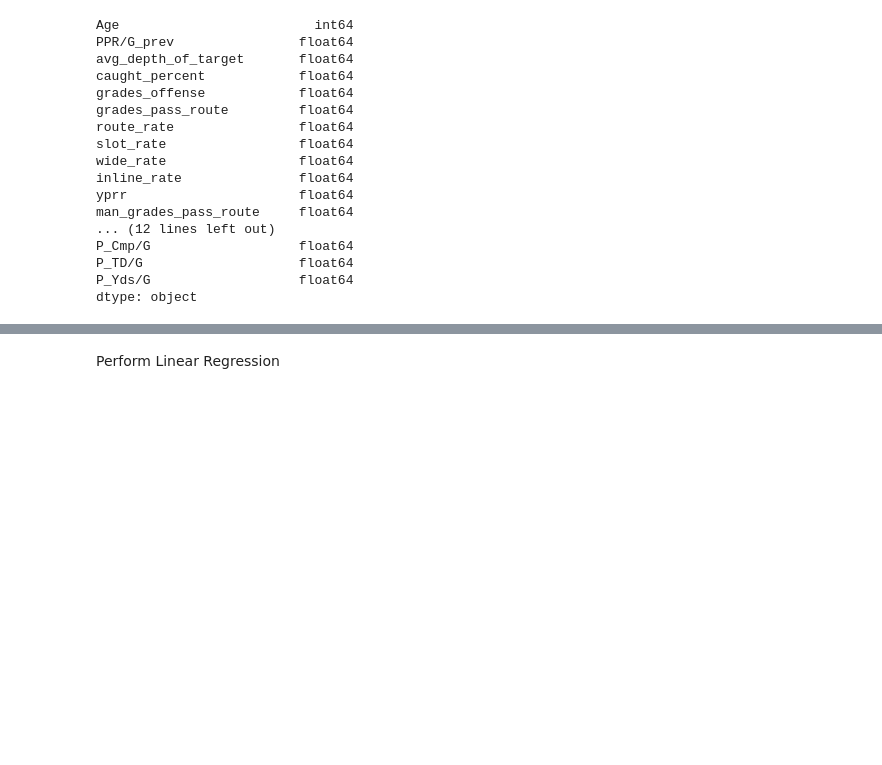
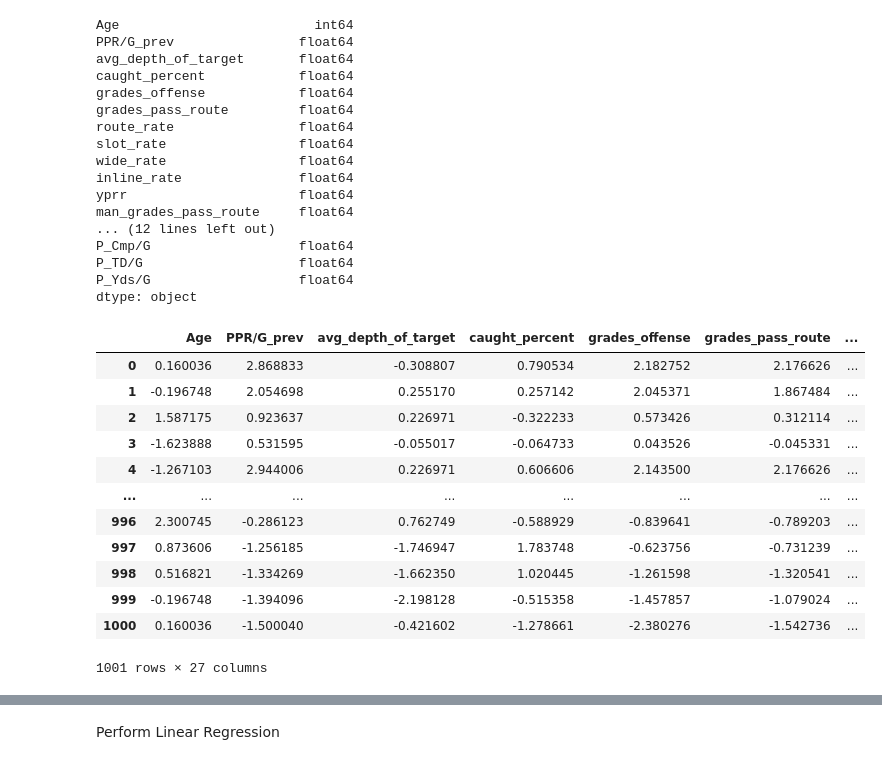
Before and after one commit to scottbwinner/NFL-Models, a Jupyter notebook: WR Model/WR Linear Regression Model.ipynb, the cells around one changed output, grey strips where cells are left out. Drawn from its saved outputs; the diff is of its cells as text; code cells hidden in the pictures; blank space fills up the shorter version.

```diff
--- a/WR Model/WR Linear Regression Model.ipynb
+++ b/WR Model/WR Linear Regression Model.ipynb
@@ -52,13 +52,23 @@ dtype: object
 # %%
 # Standardize data
 
 scaler = StandardScaler()
 
 
 X_standardized = scaler.fit_transform(X)
 X_standardized = pd.DataFrame(X_standardized, columns=X.columns)
 X_standardized
-
-# Combine back with df_string_features
-
-X_combined = pd.concat([X_standardized, X_string_features.reset_index(drop=True)], axis=1)
+# %% [output]
+|  | Age | PPR/G_prev | avg_depth_of_target | caught_percent | grades_offense | grades_pass_route | ... |
+| 0 | 0.160036 | 2.868833 | -0.308807 | 0.790534 | 2.182752 | 2.176626 | ... |
+| 1 | -0.196748 | 2.054698 | 0.255170 | 0.257142 | 2.045371 | 1.867484 | ... |
+| 2 | 1.587175 | 0.923637 | 0.226971 | -0.322233 | 0.573426 | 0.312114 | ... |
+| 3 | -1.623888 | 0.531595 | -0.055017 | -0.064733 | 0.043526 | -0.045331 | ... |
+| 4 | -1.267103 | 2.944006 | 0.226971 | 0.606606 | 2.143500 | 2.176626 | ... |
+| ... | ... | ... | ... | ... | ... | ... | ... |
+| 996 | 2.300745 | -0.286123 | 0.762749 | -0.588929 | -0.839641 | -0.789203 | ... |
+| 997 | 0.873606 | -1.256185 | -1.746947 | 1.783748 | -0.623756 | -0.731239 | ... |
+| 998 | 0.516821 | -1.334269 | -1.662350 | 1.020445 | -1.261598 | -1.320541 | ... |
+| 999 | -0.196748 | -1.394096 | -2.198128 | -0.515358 | -1.457857 | -1.079024 | ... |
+| 1000 | 0.160036 | -1.500040 | -0.421602 | -1.278661 | -2.380276 | -1.542736 | ... |
+1001 rows × 27 columns
```
Also changed, not shown: parts of 6 cells of this notebook, 2 other files.
